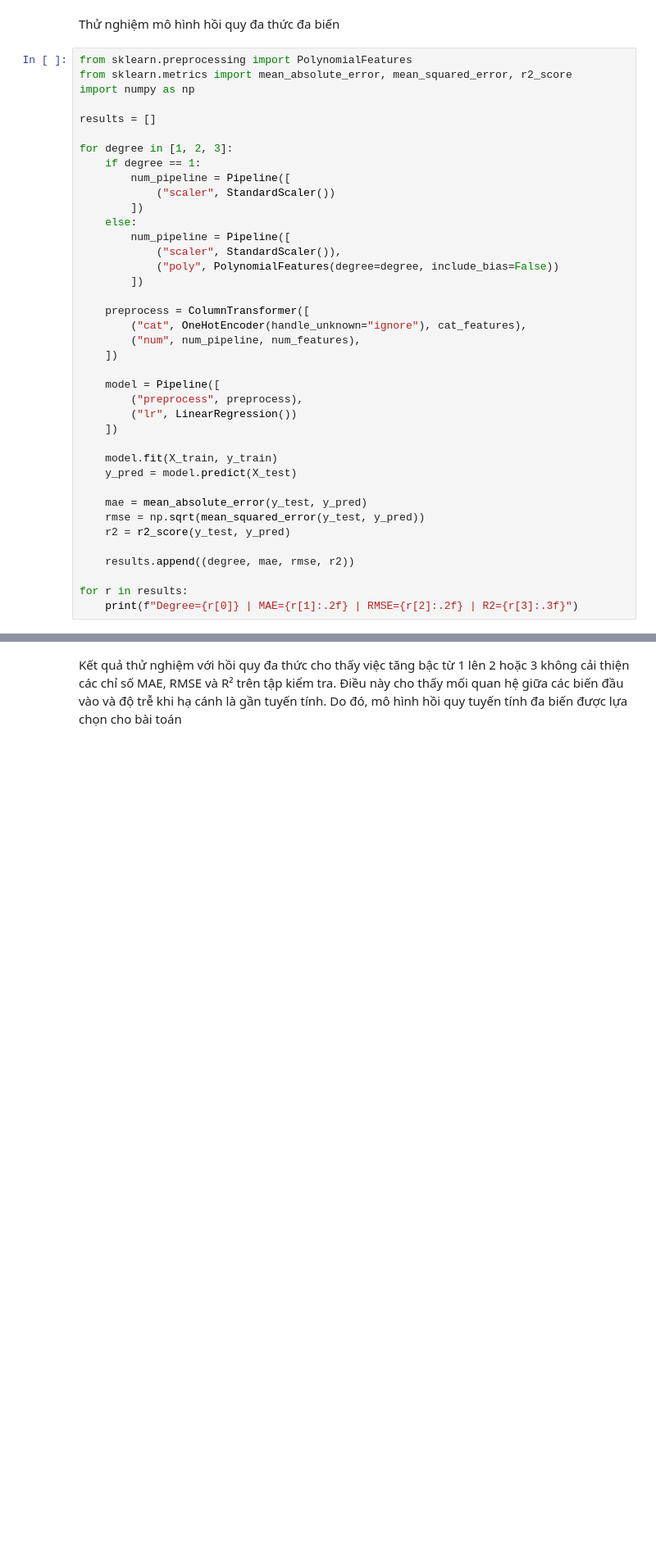
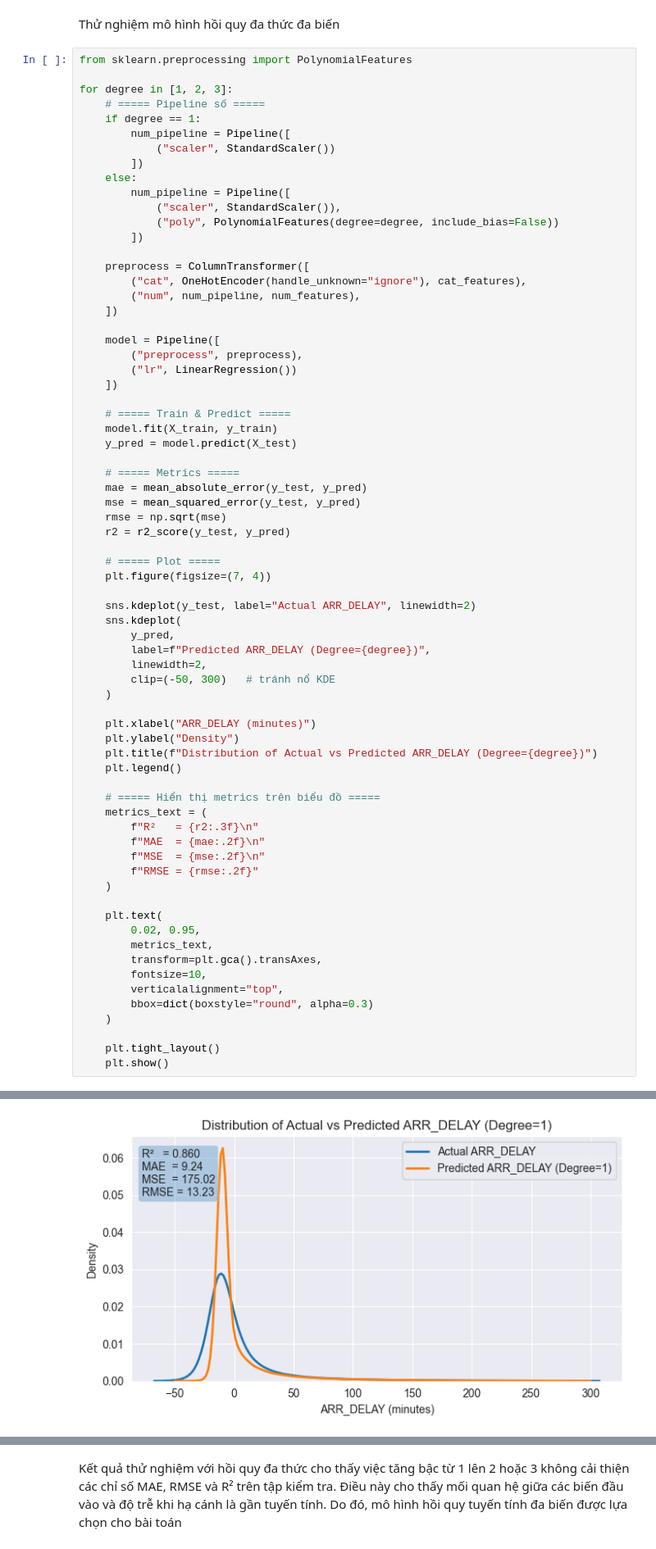
Before and after one commit to MinhPhi2504/IE313.Q12, a Jupyter notebook: flight.ipynb, the cells around one changed output, grey strips where cells are left out. Shown at 82% size. Saved outputs shown, nothing was run; the diff lists cells and outputs as text; blank space fills up the shorter version.

```diff
--- a/flight.ipynb
+++ b/flight.ipynb
@@ -1156,12 +1244,9 @@ R²  : 0.8599936358341451
 Thử nghiệm mô hình hồi quy đa thức đa biến
 # %%
 from sklearn.preprocessing import PolynomialFeatures
-from sklearn.metrics import mean_absolute_error, mean_squared_error, r2_score
-import numpy as np
-
-results = []
 
 for degree in [1, 2, 3]:
+    # ===== Pipeline số =====
     if degree == 1:
         num_pipeline = Pipeline([
             ("scaler", StandardScaler())
@@ -1182,15 +1267,49 @@ for degree in [1, 2, 3]:
         ("lr", LinearRegression())
     ])
 
+    # ===== Train & Predict =====
     model.fit(X_train, y_train)
     y_pred = model.predict(X_test)
 
+    # ===== Metrics =====
     mae = mean_absolute_error(y_test, y_pred)
-    rmse = np.sqrt(mean_squared_error(y_test, y_pred))
+    mse = mean_squared_error(y_test, y_pred)
+    rmse = np.sqrt(mse)
     r2 = r2_score(y_test, y_pred)
 
-    results.append((degree, mae, rmse, r2))
+    # ===== Plot =====
+    plt.figure(figsize=(7, 4))
 
-for r in results:
-    print(f"Degree={r[0]} | MAE={r[1]:.2f} | RMSE={r[2]:.2f} | R2={r[3]:.3f}")
+    sns.kdeplot(y_test, label="Actual ARR_DELAY", linewidth=2)
+    sns.kdeplot(
+        y_pred,
+        label=f"Predicted ARR_DELAY (Degree={degree})",
+        linewidth=2,
+        clip=(-50, 300)   # tránh nổ KDE
+    )
+
+    plt.xlabel("ARR_DELAY (minutes)")
+    plt.ylabel("Density")
+    plt.title(f"Distribution of Actual vs Predicted ARR_DELAY (Degree={degree})")
+    plt.legend()
+
+    # ===== Hiển thị metrics trên biểu đồ =====
+    metrics_text = (
+        f"R²   = {r2:.3f}\n"
+        f"MAE  = {mae:.2f}\n"
+        f"MSE  = {mse:.2f}\n"
+        f"RMSE = {rmse:.2f}"
+    )
+
+    plt.text(
+        0.02, 0.95,
+        metrics_text,
+        transform=plt.gca().transAxes,
+        fontsize=10,
+        verticalalignment="top",
+        bbox=dict(boxstyle="round", alpha=0.3)
+    )
+
+    plt.tight_layout()
+    plt.show()
 # %% [output]
@@ -1199,0 +1316 @@ Degree=3 | MAE=9.24 | RMSE=13.21 | R2=0.860
+[figure, added]
```
Also changed, not shown: parts of 16 cells of this notebook.
